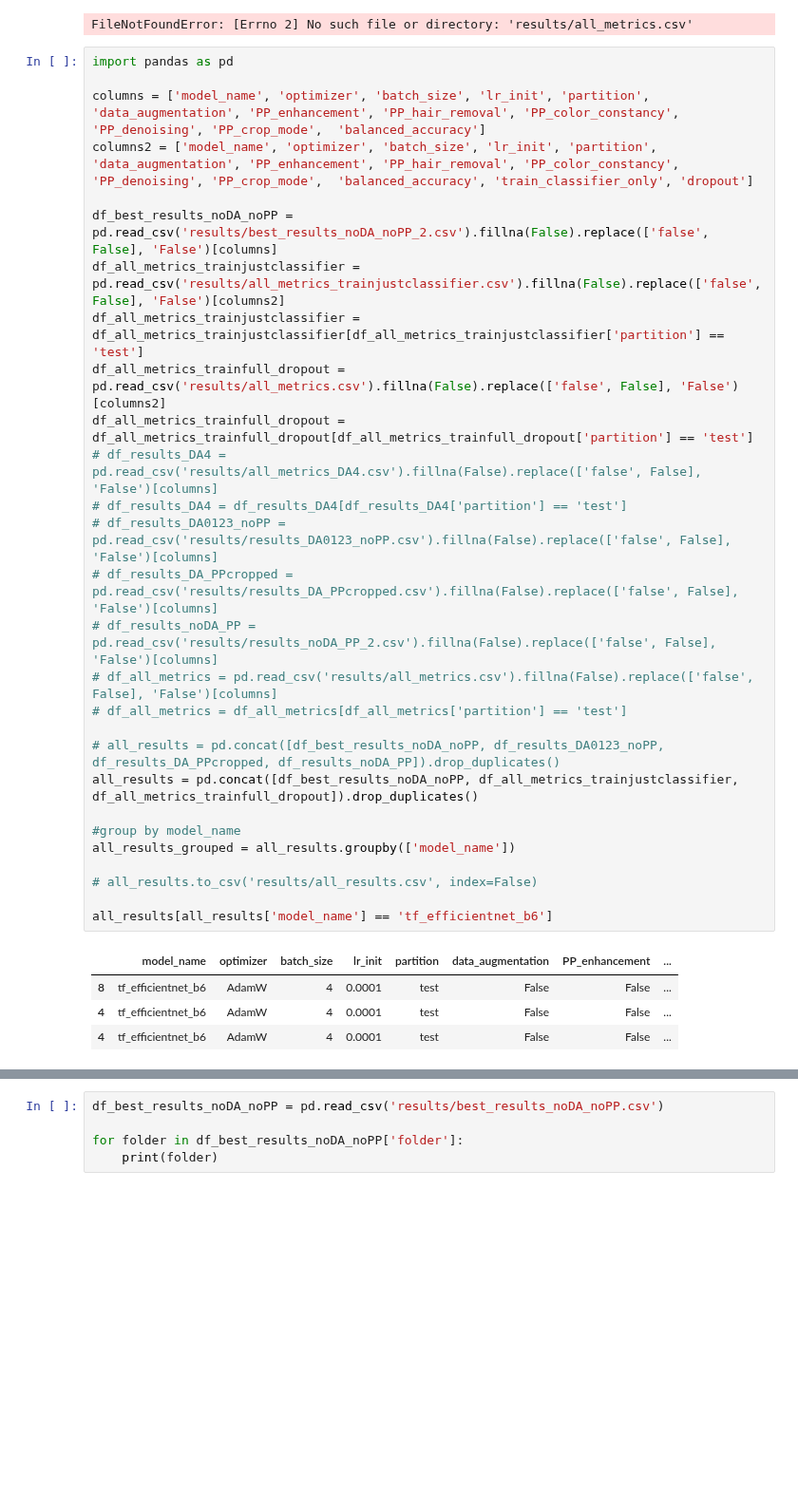
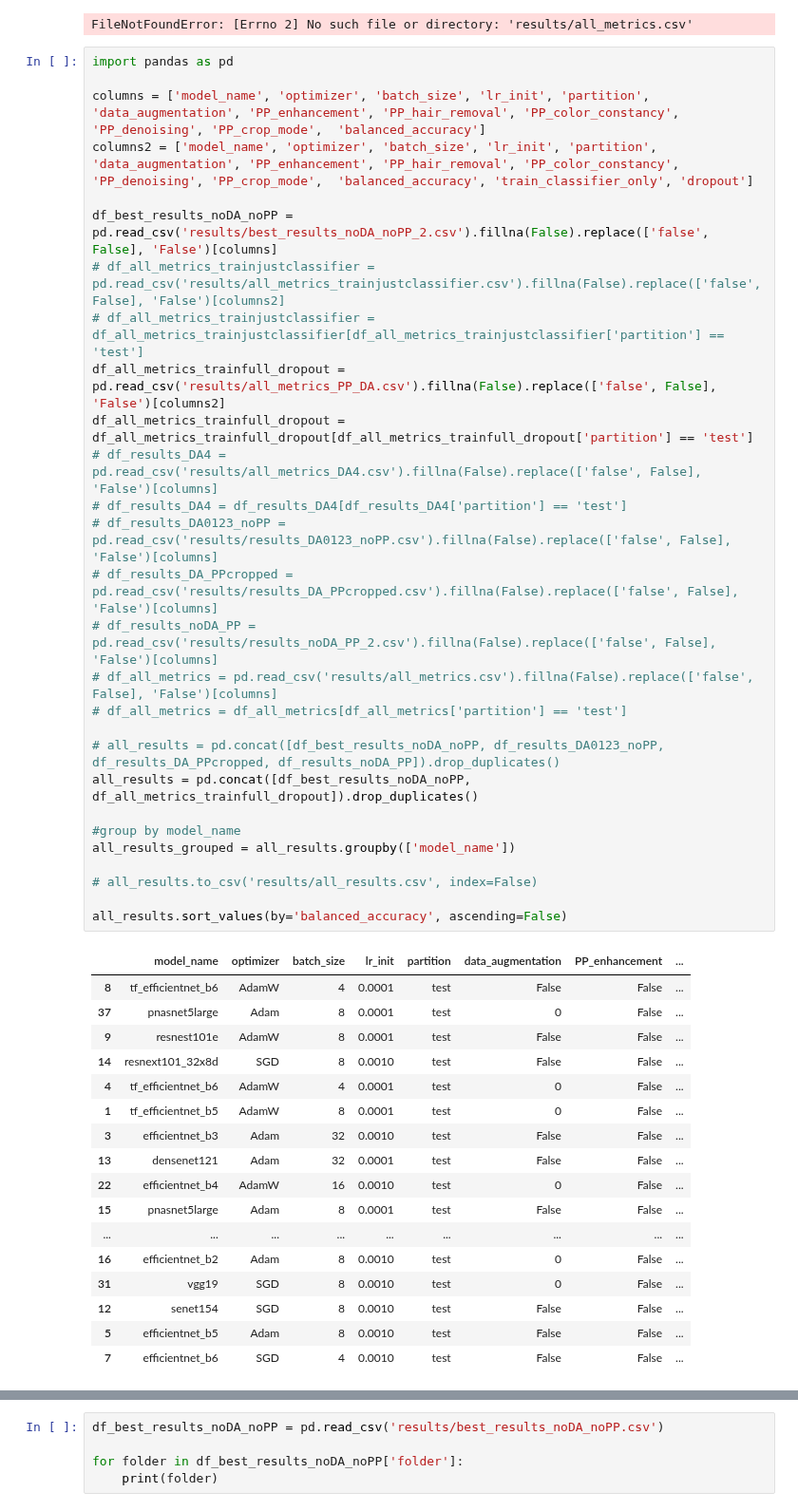
Before and after one commit to giuzis/masters, a Jupyter notebook: cnn/learning_cycle/benchmarks/isic/data_analisys_model.ipynb, the cells around one changed output, grey strips where cells are left out. Shown at 95% size. Saved outputs shown, nothing was run; the diff lists cells and outputs as text; blank space fills up the shorter version.

```diff
--- a/cnn/learning_cycle/benchmarks/isic/data_analisys_model.ipynb
+++ b/cnn/learning_cycle/benchmarks/isic/data_analisys_model.ipynb
@@ -445,36 +445,49 @@ FileNotFoundError: [Errno 2] No such file or directory: 'results/all_metrics.csv
 # %%
 import pandas as pd
 
 columns = ['model_name', 'optimizer', 'batch_size', 'lr_init', 'partition', 'data_augmentation', 'PP_enhancement', 'PP_hair_removal', 'PP_color_constancy', 'PP_denoising', 'PP_crop_mode',  'balanced_accuracy']
 columns2 = ['model_name', 'optimizer', 'batch_size', 'lr_init', 'partition', 'data_augmentation', 'PP_enhancement', 'PP_hair_removal', 'PP_color_constancy', 'PP_denoising', 'PP_crop_mode',  'balanced_accuracy', 'train_classifier_only', 'dropout']
 
 df_best_results_noDA_noPP = pd.read_csv('results/best_results_noDA_noPP_2.csv').fillna(False).replace(['false', False], 'False')[columns]
-df_all_metrics_trainjustclassifier = pd.read_csv('results/all_metrics_trainjustclassifier.csv').fillna(False).replace(['false', False], 'False')[columns2]
-df_all_metrics_trainjustclassifier = df_all_metrics_trainjustclassifier[df_all_metrics_trainjustclassifier['partition'] == 'test']
-df_all_metrics_trainfull_dropout = pd.read_csv('results/all_metrics.csv').fillna(False).replace(['false', False], 'False')[columns2]
+# df_all_metrics_trainjustclassifier = pd.read_csv('results/all_metrics_trainjustclassifier.csv').fillna(False).replace(['false', False], 'False')[columns2]
+# df_all_metrics_trainjustclassifier = df_all_metrics_trainjustclassifier[df_all_metrics_trainjustclassifier['partition'] == 'test']
+df_all_metrics_trainfull_dropout = pd.read_csv('results/all_metrics_PP_DA.csv').fillna(False).replace(['false', False], 'False')[columns2]
 df_all_metrics_trainfull_dropout = df_all_metrics_trainfull_dropout[df_all_metrics_trainfull_dropout['partition'] == 'test']
 # df_results_DA4 = pd.read_csv('results/all_metrics_DA4.csv').fillna(False).replace(['false', False], 'False')[columns]
 # df_results_DA4 = df_results_DA4[df_results_DA4['partition'] == 'test']
 # df_results_DA0123_noPP = pd.read_csv('results/results_DA0123_noPP.csv').fillna(False).replace(['false', False], 'False')[columns]
 # df_results_DA_PPcropped = pd.read_csv('results/results_DA_PPcropped.csv').fillna(False).replace(['false', False], 'False')[columns]
 # df_results_noDA_PP = pd.read_csv('results/results_noDA_PP_2.csv').fillna(False).replace(['false', False], 'False')[columns]
 # df_all_metrics = pd.read_csv('results/all_metrics.csv').fillna(False).replace(['false', False], 'False')[columns]
 # df_all_metrics = df_all_metrics[df_all_metrics['partition'] == 'test']
 
 # all_results = pd.concat([df_best_results_noDA_noPP, df_results_DA0123_noPP, df_results_DA_PPcropped, df_results_noDA_PP]).drop_duplicates()
-all_results = pd.concat([df_best_results_noDA_noPP, df_all_metrics_trainjustclassifier, df_all_metrics_trainfull_dropout]).drop_duplicates()
+all_results = pd.concat([df_best_results_noDA_noPP, df_all_metrics_trainfull_dropout]).drop_duplicates()
 
 #group by model_name
 all_results_grouped = all_results.groupby(['model_name'])
 
 # all_results.to_csv('results/all_results.csv', index=False)
 
-all_results[all_results['model_name'] == 'tf_efficientnet_b6']
+all_results.sort_values(by='balanced_accuracy', ascending=False)
 # %% [output]
 |  | model_name | optimizer | batch_size | lr_init | partition | data_augmentation | PP_enhancement | ... |
 | 8 | tf_efficientnet_b6 | AdamW | 4 | 0.0001 | test | False | False | ... |
-| 4 | tf_efficientnet_b6 | AdamW | 4 | 0.0001 | test | False | False | ... |
-| 4 | tf_efficientnet_b6 | AdamW | 4 | 0.0001 | test | False | False | ... |
+| 37 | pnasnet5large | Adam | 8 | 0.0001 | test | 0 | False | ... |
+| 9 | resnest101e | AdamW | 8 | 0.0001 | test | False | False | ... |
+| 14 | resnext101_32x8d | SGD | 8 | 0.0010 | test | False | False | ... |
+| 4 | tf_efficientnet_b6 | AdamW | 4 | 0.0001 | test | 0 | False | ... |
+| 1 | tf_efficientnet_b5 | AdamW | 8 | 0.0001 | test | 0 | False | ... |
+| 3 | efficientnet_b3 | Adam | 32 | 0.0010 | test | False | False | ... |
+| 13 | densenet121 | Adam | 32 | 0.0001 | test | False | False | ... |
+| 22 | efficientnet_b4 | AdamW | 16 | 0.0010 | test | 0 | False | ... |
+| 15 | pnasnet5large | Adam | 8 | 0.0001 | test | False | False | ... |
+| ... | ... | ... | ... | ... | ... | ... | ... | ... |
+| 16 | efficientnet_b2 | Adam | 8 | 0.0010 | test | 0 | False | ... |
+| 31 | vgg19 | SGD | 8 | 0.0010 | test | 0 | False | ... |
+| 12 | senet154 | SGD | 8 | 0.0010 | test | False | False | ... |
+| 5 | efficientnet_b5 | Adam | 8 | 0.0010 | test | False | False | ... |
+| 7 | efficientnet_b6 | SGD | 4 | 0.0010 | test | False | False | ... |
 # %%
 %matplotlib widget
 import matplotlib.pyplot as plt
```
Also changed, not shown: parts of 2 cells of this notebook, 12 other files.
